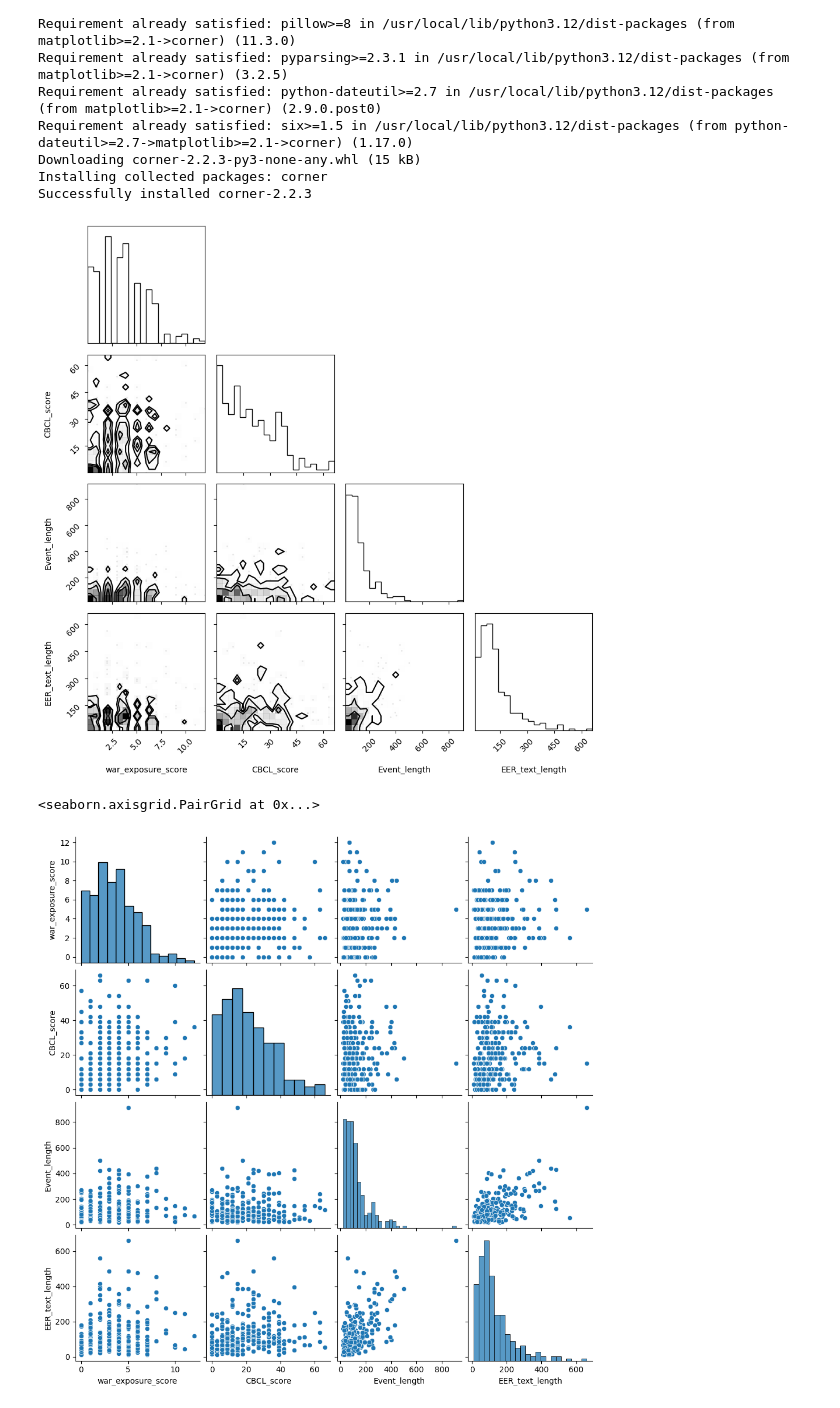
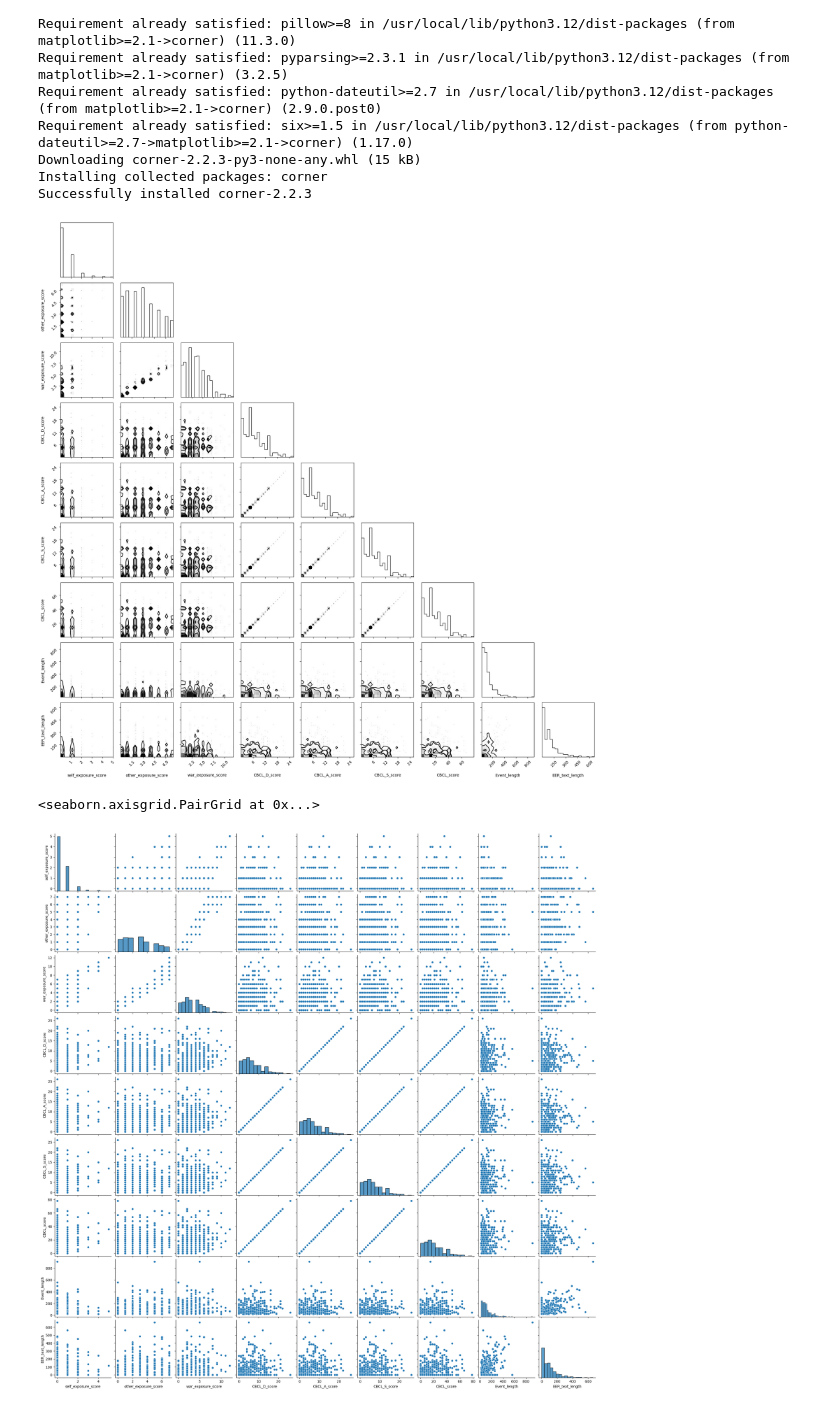
Before and after one commit to OfriA/AppliedProject52056, a Jupyter notebook: data/DataExploration.ipynb, the cells around one changed output. Drawn from its saved outputs; the diff is of its cells as text; code cells hidden in the pictures.

```diff
--- a/data/DataExploration.ipynb
+++ b/data/DataExploration.ipynb
@@ -64,3 +80,10 @@ data['CBCL_score'] = np.sum(data[['CBCL_D_score', 'CBCL_A_score', 'CBCL_S_score'
+# %%
+data['Event_length'] = data['Event'].str.len()
+data['EER_text_length'] = data['EER_text'].str.len()
+
+data['EER_text_length'] = data['EER_text_length'].fillna(0)
+# %%
+data = data[np.sum(data[self_exposure_features + other_exposure_features + CBCL_features].isna(), axis=1) == 0]
 # %%
 print(f"CBCL mean: {data['CBCL_score'].mean():.5}, CBCL SD: {data['CBCL_score'].std():.5}")
 # %% [output]
@@ -87,2 +90,0 @@ data['EER_text_length'] = data['EER_text'].str.len()
-# %%
-data = data[np.sum(data[self_exposure_features + other_exposure_features + CBCL_features + ['Event_length', 'EER_text_length']].isna(), axis=1) == 0]
@@ -119,16 +112,16 @@ import corner
 
 
 # Generate corner plot using ArviZ
-labels = data[['war_exposure_score', 'CBCL_score', 'Event_length', 'EER_text_length']].columns.tolist()  # Get column names as labels
-figure = corner.corner(data[['war_exposure_score', 'CBCL_score', 'Event_length', 'EER_text_length']].values, labels=labels, quiet = True)
+labels = data[['self_exposure_score', 'other_exposure_score', 'war_exposure_score','CBCL_D_score', 'CBCL_A_score', 'CBCL_S_score', 'CBCL_score', 'Event_length', 'EER_text_length']].columns.tolist()  # Get column names as labels
+figure = corner.corner(data[['self_exposure_score', 'other_exposure_score', 'war_exposure_score','CBCL_D_score', 'CBCL_A_score', 'CBCL_S_score', 'CBCL_score', 'Event_length', 'EER_text_length']].values, labels=labels, quiet = True)
 plt.tight_layout()
 plt.show()
 # %% [output]
-[figure, old version]
+[figure, new version]
 # %%
 import seaborn as sns
 # %%
-sns.pairplot(data[['war_exposure_score', 'CBCL_score', 'Event_length', 'EER_text_length']])
+sns.pairplot(data[['self_exposure_score', 'other_exposure_score', 'war_exposure_score','CBCL_D_score', 'CBCL_A_score', 'CBCL_S_score', 'CBCL_score', 'Event_length', 'EER_text_length']])
 # %% [output]
 <seaborn.axisgrid.PairGrid at 0x...>
-[figure, old version]
+[figure, new version]
```
Also changed, not shown: parts of 14 cells of this notebook.
